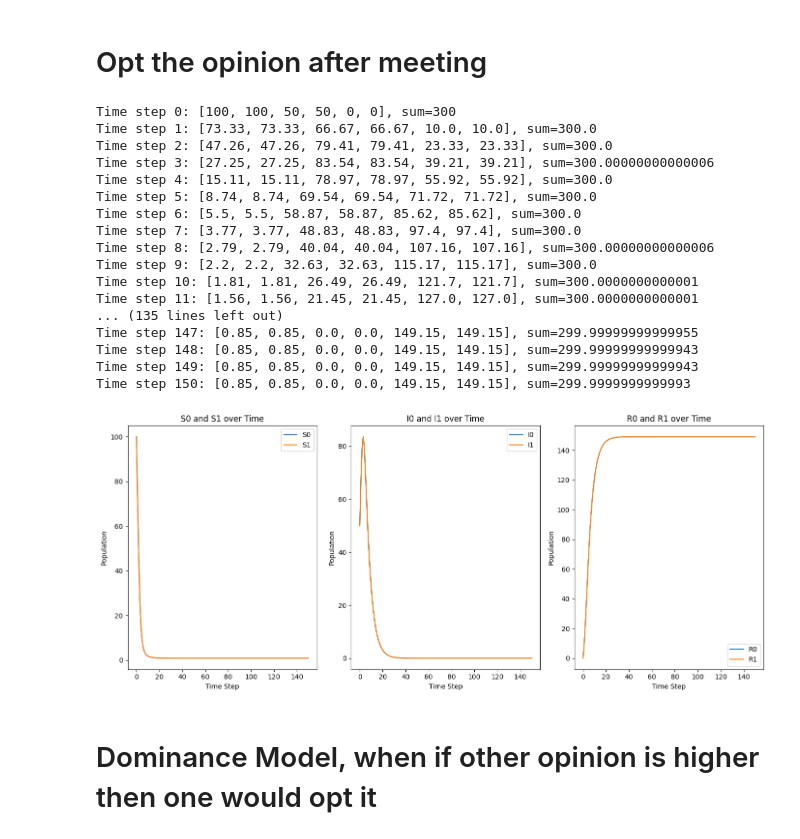
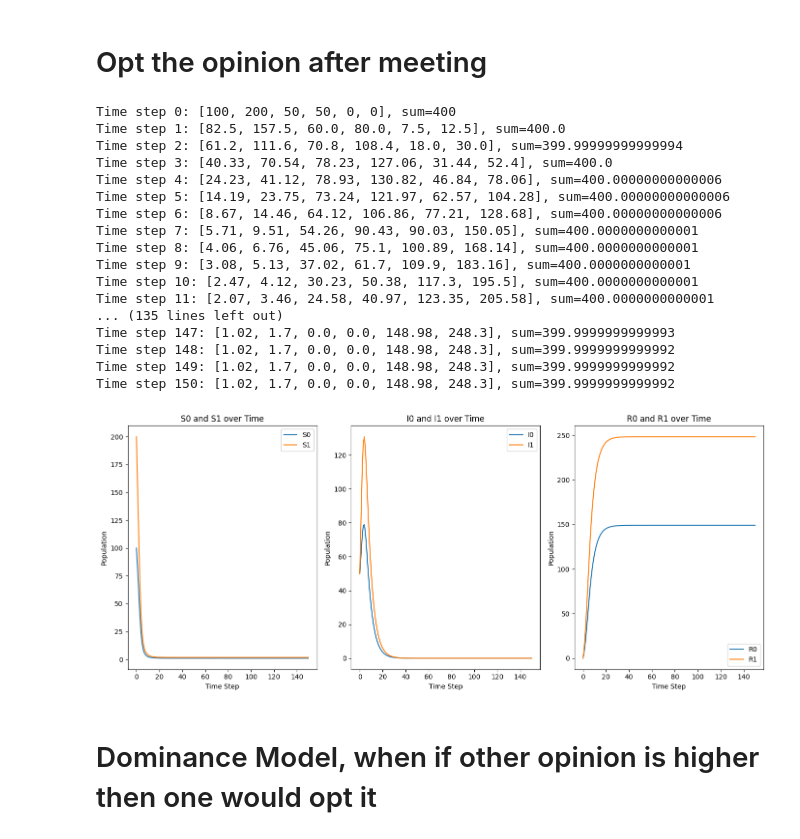
Before and after one commit to mohdkashifansari/Influence_of_Opinion_Dynamics_on_Disease_Spread, a Jupyter notebook: Test_Opinion_Dynamics.ipynb, the cells around one changed output. Drawn from its saved outputs; the diff is of its cells as text; code cells hidden in the pictures.

```diff
--- a/Test_Opinion_Dynamics.ipynb
+++ b/Test_Opinion_Dynamics.ipynb
@@ -63,7 +63,7 @@ def simulate_transition(population, beta, gamma, steps):
         populations.append(population)
     return populations
 
-init_state = np.array([100, 100, 50, 50, 0, 0])
+init_state = np.array([100, 200, 50, 50, 0, 0])
 beta = 0.8  # Example infection rate
 gamma = 0.2  # Example recovery rate
 steps = 150 # Number of time steps to simulate
@@ -94,50 +94,50 @@ def plot_results(populations):
     plt.xlabel('Time Step')
     plt.ylabel('Population')
     plt.title('S0 and S1 over Time')
     plt.legend()
 
     # Plot I0 and I1
     plt.subplot(1, 3, 2)
     plt.plot(time, I0, label='I0')
     plt.plot(time, I1, label='I1')
     plt.xlabel('Time Step')
     plt.ylabel('Population')
     plt.title('I0 and I1 over Time')
     plt.legend()
 
     # Plot R0 and R1
     plt.subplot(1, 3, 3)
     plt.plot(time, R0, label='R0')
     plt.plot(time, R1, label='R1')
     plt.xlabel('Time Step')
     plt.ylabel('Population')
     plt.title('R0 and R1 over Time')
     plt.legend()
 
     plt.tight_layout()
     plt.show()
 
 
 plot_results(populations)
 # %% [output]
-Time step 0: [100, 100, 50, 50, 0, 0], sum=300
-Time step 1: [73.33, 73.33, 66.67, 66.67, 10.0, 10.0], sum=300.0
-Time step 2: [47.26, 47.26, 79.41, 79.41, 23.33, 23.33], sum=300.0
-Time step 3: [27.25, 27.25, 83.54, 83.54, 39.21, 39.21], sum=300.00000000000006
-Time step 4: [15.11, 15.11, 78.97, 78.97, 55.92, 55.92], sum=300.0
-Time step 5: [8.74, 8.74, 69.54, 69.54, 71.72, 71.72], sum=300.0
-Time step 6: [5.5, 5.5, 58.87, 58.87, 85.62, 85.62], sum=300.0
-Time step 7: [3.77, 3.77, 48.83, 48.83, 97.4, 97.4], sum=300.0
-Time step 8: [2.79, 2.79, 40.04, 40.04, 107.16, 107.16], sum=300.00000000000006
-Time step 9: [2.2, 2.2, 32.63, 32.63, 115.17, 115.17], sum=300.0
-Time step 10: [1.81, 1.81, 26.49, 26.49, 121.7, 121.7], sum=300.0000000000001
-Time step 11: [1.56, 1.56, 21.45, 21.45, 127.0, 127.0], sum=300.0000000000001
+Time step 0: [100, 200, 50, 50, 0, 0], sum=400
+Time step 1: [82.5, 157.5, 60.0, 80.0, 7.5, 12.5], sum=400.0
+Time step 2: [61.2, 111.6, 70.8, 108.4, 18.0, 30.0], sum=399.99999999999994
+Time step 3: [40.33, 70.54, 78.23, 127.06, 31.44, 52.4], sum=400.0
+Time step 4: [24.23, 41.12, 78.93, 130.82, 46.84, 78.06], sum=400.00000000000006
+Time step 5: [14.19, 23.75, 73.24, 121.97, 62.57, 104.28], sum=400.00000000000006
+Time step 6: [8.67, 14.46, 64.12, 106.86, 77.21, 128.68], sum=400.00000000000006
+Time step 7: [5.71, 9.51, 54.26, 90.43, 90.03, 150.05], sum=400.0000000000001
+Time step 8: [4.06, 6.76, 45.06, 75.1, 100.89, 168.14], sum=400.0000000000001
+Time step 9: [3.08, 5.13, 37.02, 61.7, 109.9, 183.16], sum=400.0000000000001
+Time step 10: [2.47, 4.12, 30.23, 50.38, 117.3, 195.5], sum=400.0000000000001
+Time step 11: [2.07, 3.46, 24.58, 40.97, 123.35, 205.58], sum=400.0000000000001
 ... (135 lines left out)
-Time step 147: [0.85, 0.85, 0.0, 0.0, 149.15, 149.15], sum=299.99999999999955
-Time step 148: [0.85, 0.85, 0.0, 0.0, 149.15, 149.15], sum=299.99999999999943
-Time step 149: [0.85, 0.85, 0.0, 0.0, 149.15, 149.15], sum=299.99999999999943
-Time step 150: [0.85, 0.85, 0.0, 0.0, 149.15, 149.15], sum=299.9999999999993
+Time step 147: [1.02, 1.7, 0.0, 0.0, 148.98, 248.3], sum=399.9999999999993
+Time step 148: [1.02, 1.7, 0.0, 0.0, 148.98, 248.3], sum=399.9999999999992
+Time step 149: [1.02, 1.7, 0.0, 0.0, 148.98, 248.3], sum=399.9999999999992
+Time step 150: [1.02, 1.7, 0.0, 0.0, 148.98, 248.3], sum=399.9999999999992
-[figure, old version]
+[figure, new version]
 # %% [markdown]
 # Dominance Model, when if other opinion is higher then one would opt it
 # %%
```
Also changed, not shown: 8 other files.
